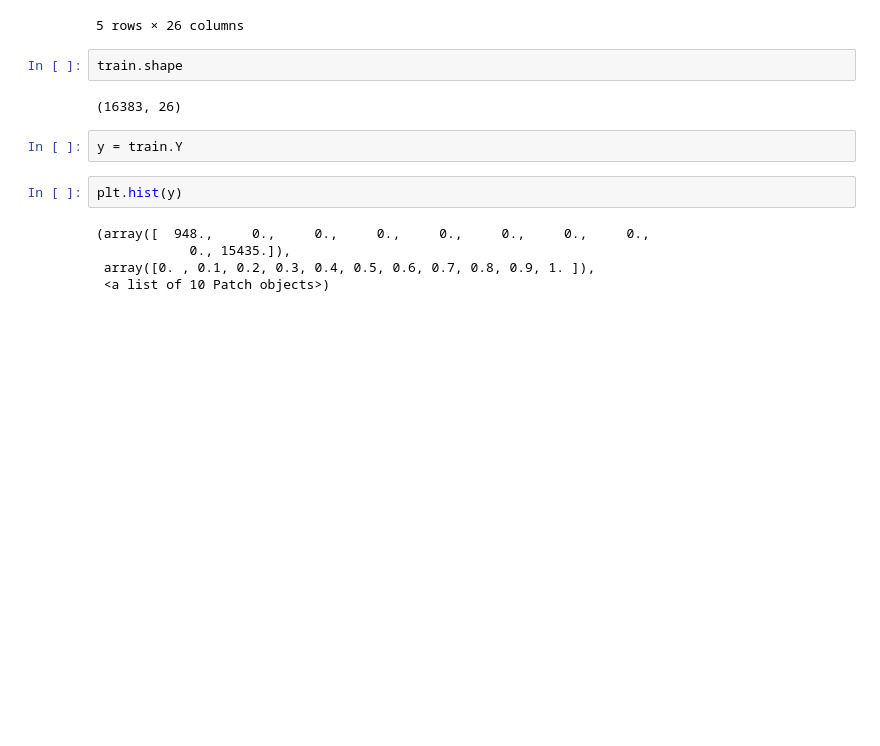
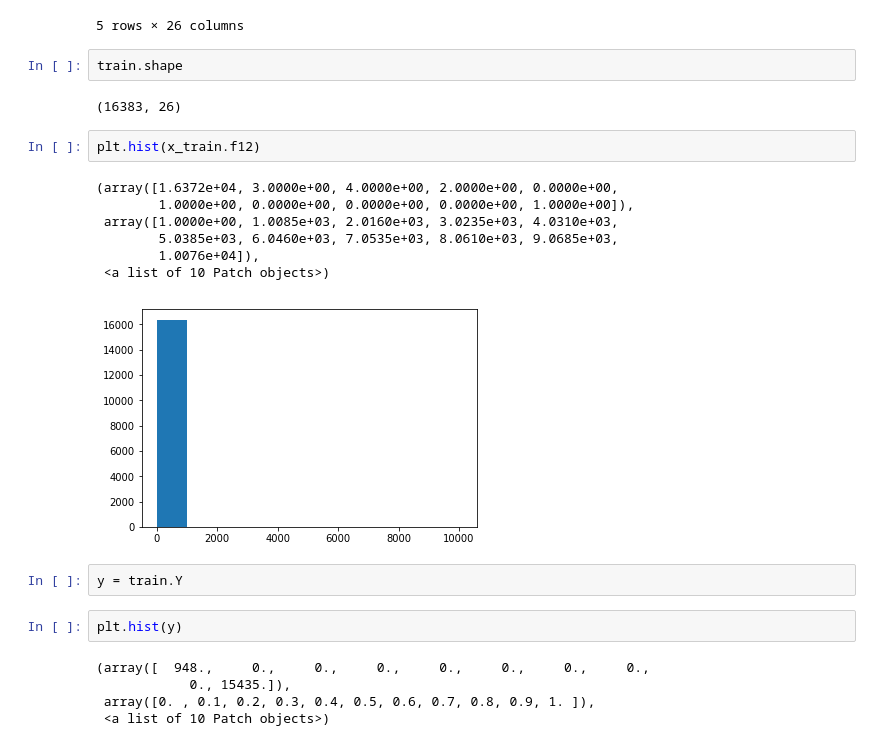
Before and after one commit to JavierPalomares90/kaggle-competition, a Jupyter notebook: Kaggle_Competition.ipynb, the cells around one changed output. Cells and saved outputs as stored; diff of their text form; blank space fills up the shorter version.

```diff
--- a/Kaggle_Competition.ipynb
+++ b/Kaggle_Competition.ipynb
@@ -33,6 +33,16 @@ train.head()
 train.shape
 # %% [output]
 (16383, 26)
+# %%
+plt.hist(x_train.f12)
+# %% [output]
+(array([1.6372e+04, 3.0000e+00, 4.0000e+00, 2.0000e+00, 0.0000e+00,
+        1.0000e+00, 0.0000e+00, 0.0000e+00, 0.0000e+00, 1.0000e+00]),
+ array([1.0000e+00, 1.0085e+03, 2.0160e+03, 3.0235e+03, 4.0310e+03,
+        5.0385e+03, 6.0460e+03, 7.0535e+03, 8.0610e+03, 9.0685e+03,
+        1.0076e+04]),
+ <a list of 10 Patch objects>)
+[figure, added]
 # %%
 y = train.Y
 # %%
```
Also changed, not shown: parts of 10 cells of this notebook.
